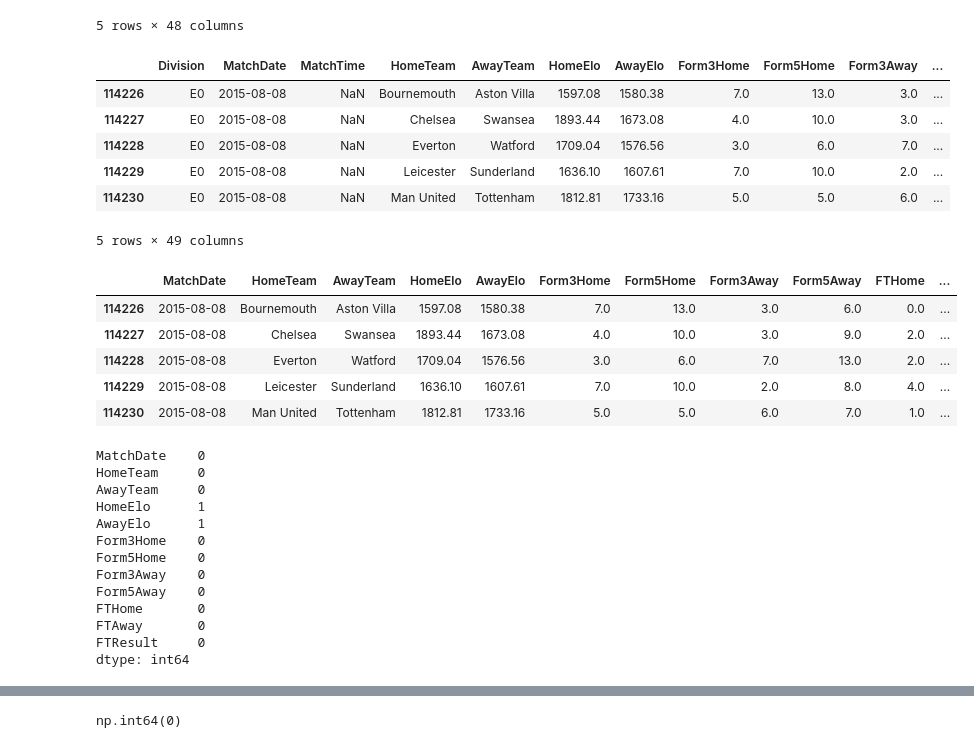
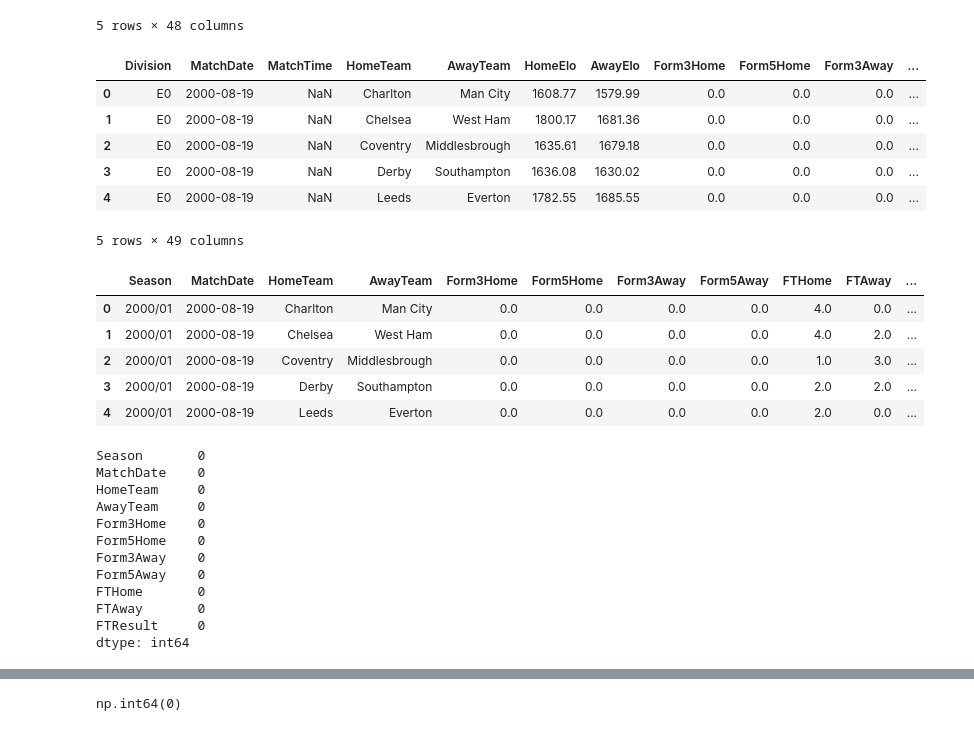
Before and after one commit to AlexJ157/football-analytics, a Jupyter notebook: prediction/notebooks/01_data_cleaning.ipynb, the cells around one changed output, grey strips where cells are left out. Saved outputs shown, nothing was run; the diff lists cells and outputs as text; code cells hidden in the pictures.

```diff
--- a/prediction/notebooks/01_data_cleaning.ipynb
+++ b/prediction/notebooks/01_data_cleaning.ipynb
@@ -20,6 +20,7 @@ def get_season(date):
 df["MatchDate"] = pd.to_datetime(df["MatchDate"], dayfirst=True)
 df["Season"] = df["MatchDate"].apply(get_season)
 # %%
+"""
 seasons = [
     "2015/16",
     "2016/17",
@@ -33,49 +34,49 @@ seasons = [
     "2024/25"
 ]
 df = df[df["Season"].isin(seasons)]
+"""
 prem_df = df[df["Division"] == "E0"]
+prem_df = prem_df.sort_values("MatchDate").reset_index(drop=True)
 prem_df.head()
 # %% [output]
 |  | Division | MatchDate | MatchTime | HomeTeam | AwayTeam | HomeElo | AwayElo | Form3Home | Form5Home | Form3Away | ... |
-| 114226 | E0 | 2015-08-08 | NaN | Bournemouth | Aston Villa | 1597.08 | 1580.38 | 7.0 | 13.0 | 3.0 | ... |
-| 114227 | E0 | 2015-08-08 | NaN | Chelsea | Swansea | 1893.44 | 1673.08 | 4.0 | 10.0 | 3.0 | ... |
-| 114228 | E0 | 2015-08-08 | NaN | Everton | Watford | 1709.04 | 1576.56 | 3.0 | 6.0 | 7.0 | ... |
-| 114229 | E0 | 2015-08-08 | NaN | Leicester | Sunderland | 1636.10 | 1607.61 | 7.0 | 10.0 | 2.0 | ... |
-| 114230 | E0 | 2015-08-08 | NaN | Man United | Tottenham | 1812.81 | 1733.16 | 5.0 | 5.0 | 6.0 | ... |
+| 0 | E0 | 2000-08-19 | NaN | Charlton | Man City | 1608.77 | 1579.99 | 0.0 | 0.0 | 0.0 | ... |
+| 1 | E0 | 2000-08-19 | NaN | Chelsea | West Ham | 1800.17 | 1681.36 | 0.0 | 0.0 | 0.0 | ... |
+| 2 | E0 | 2000-08-19 | NaN | Coventry | Middlesbrough | 1635.61 | 1679.18 | 0.0 | 0.0 | 0.0 | ... |
+| 3 | E0 | 2000-08-19 | NaN | Derby | Southampton | 1636.08 | 1630.02 | 0.0 | 0.0 | 0.0 | ... |
+| 4 | E0 | 2000-08-19 | NaN | Leeds | Everton | 1782.55 | 1685.55 | 0.0 | 0.0 | 0.0 | ... |
 5 rows × 49 columns
 # %%
 columns_to_keep = [
+    "Season",
     "MatchDate",
     "HomeTeam",
     "AwayTeam",
-    "HomeElo",
-    "AwayElo",
     "Form3Home",
     "Form5Home",
     "Form3Away",
     "Form5Away",
     "FTHome",
     "FTAway",
     "FTResult"
 ]
 
 prem_df = prem_df[columns_to_keep].copy()
 prem_df.head()
 # %% [output]
-|  | MatchDate | HomeTeam | AwayTeam | HomeElo | AwayElo | Form3Home | Form5Home | Form3Away | Form5Away | FTHome | ... |
-| 114226 | 2015-08-08 | Bournemouth | Aston Villa | 1597.08 | 1580.38 | 7.0 | 13.0 | 3.0 | 6.0 | 0.0 | ... |
-| 114227 | 2015-08-08 | Chelsea | Swansea | 1893.44 | 1673.08 | 4.0 | 10.0 | 3.0 | 9.0 | 2.0 | ... |
-| 114228 | 2015-08-08 | Everton | Watford | 1709.04 | 1576.56 | 3.0 | 6.0 | 7.0 | 13.0 | 2.0 | ... |
-| 114229 | 2015-08-08 | Leicester | Sunderland | 1636.10 | 1607.61 | 7.0 | 10.0 | 2.0 | 8.0 | 4.0 | ... |
-| 114230 | 2015-08-08 | Man United | Tottenham | 1812.81 | 1733.16 | 5.0 | 5.0 | 6.0 | 7.0 | 1.0 | ... |
+|  | Season | MatchDate | HomeTeam | AwayTeam | Form3Home | Form5Home | Form3Away | Form5Away | FTHome | FTAway | ... |
+| 0 | 2000/01 | 2000-08-19 | Charlton | Man City | 0.0 | 0.0 | 0.0 | 0.0 | 4.0 | 0.0 | ... |
+| 1 | 2000/01 | 2000-08-19 | Chelsea | West Ham | 0.0 | 0.0 | 0.0 | 0.0 | 4.0 | 2.0 | ... |
+| 2 | 2000/01 | 2000-08-19 | Coventry | Middlesbrough | 0.0 | 0.0 | 0.0 | 0.0 | 1.0 | 3.0 | ... |
+| 3 | 2000/01 | 2000-08-19 | Derby | Southampton | 0.0 | 0.0 | 0.0 | 0.0 | 2.0 | 2.0 | ... |
+| 4 | 2000/01 | 2000-08-19 | Leeds | Everton | 0.0 | 0.0 | 0.0 | 0.0 | 2.0 | 0.0 | ... |
 # %%
 prem_df.isnull().sum()
 # %% [output]
+Season       0
 MatchDate    0
 HomeTeam     0
 AwayTeam     0
-HomeElo      1
-AwayElo      1
 Form3Home    0
 Form5Home    0
 Form3Away    0
```
Also changed, not shown: parts of 6 cells of this notebook, 5 other files.
